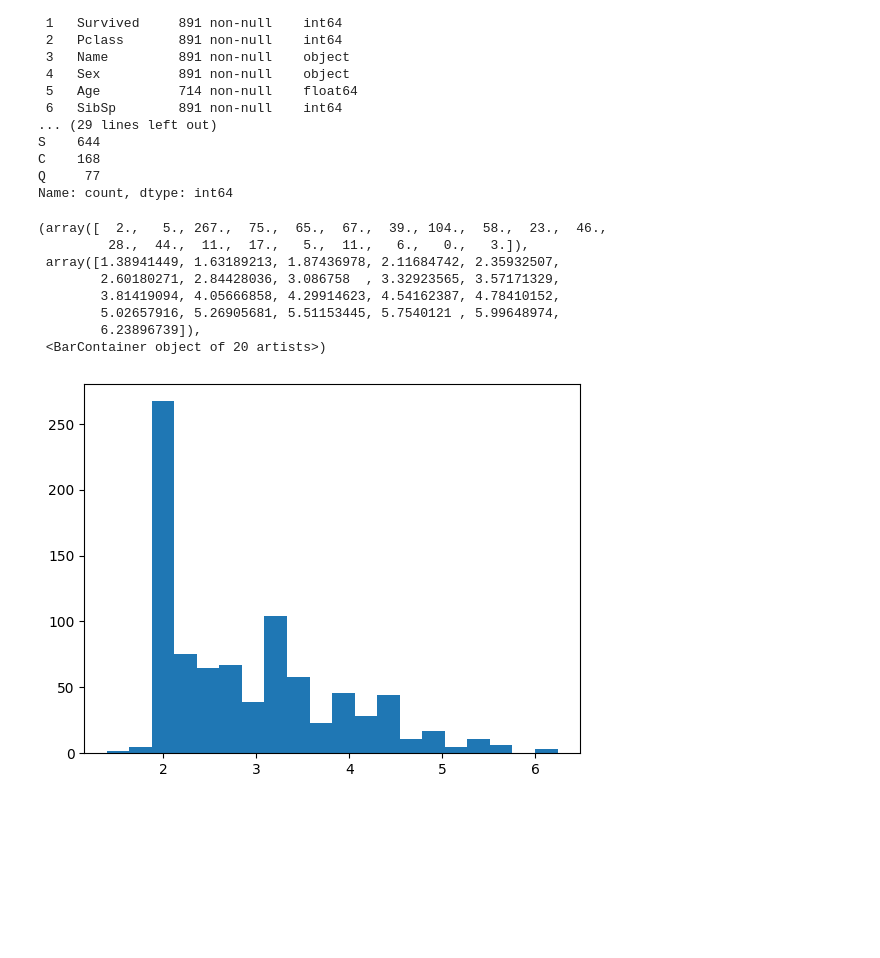
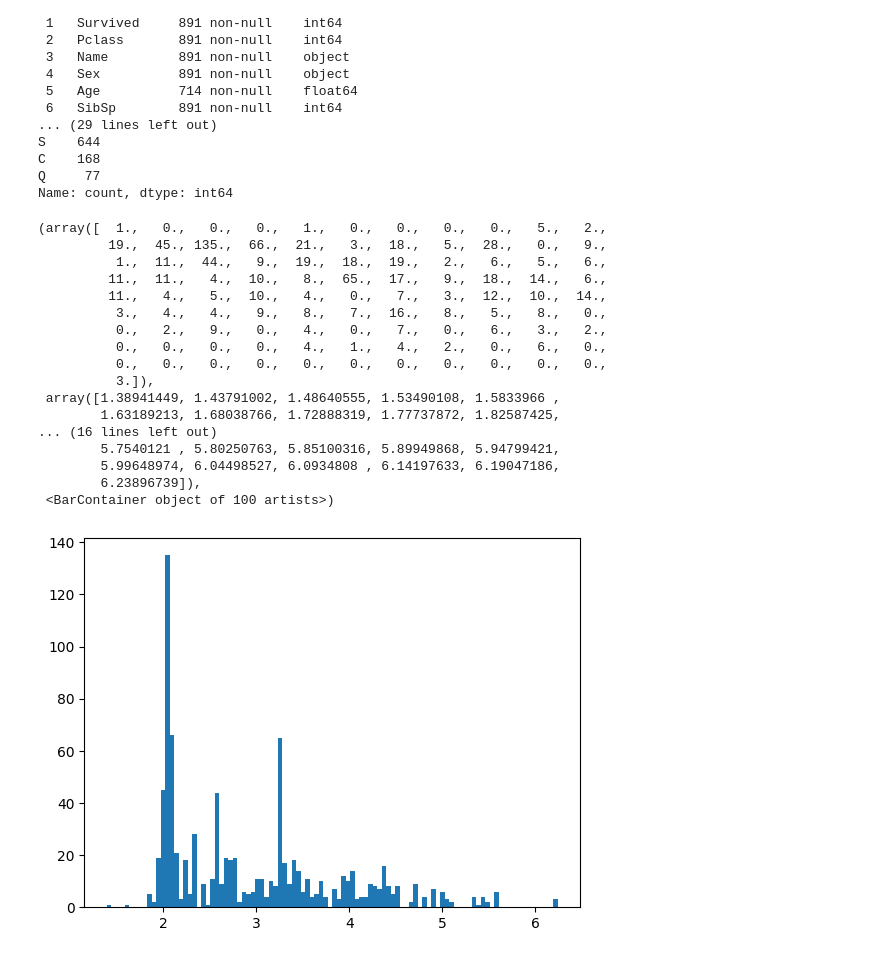
Before and after one commit to JohanFendi/Titanic, a Jupyter notebook: Titanic.ipynb, the cells around one changed output. Drawn from its saved outputs; the diff is of its cells as text; code cells hidden in the pictures; blank space fills up the shorter version.

```diff
--- a/Titanic.ipynb
+++ b/Titanic.ipynb
@@ -49,14 +51,23 @@ Q     77
 Name: count, dtype: int64
 # %%
 log_fare = np.log(train["Fare"][train["Fare"] > 0])
-plt.hist(log_fare, bins = 20)
+plt.hist(log_fare, bins = 100)
 # %% [output]
-(array([  2.,   5., 267.,  75.,  65.,  67.,  39., 104.,  58.,  23.,  46.,
-         28.,  44.,  11.,  17.,   5.,  11.,   6.,   0.,   3.]),
- array([1.38941449, 1.63189213, 1.87436978, 2.11684742, 2.35932507,
-        2.60180271, 2.84428036, 3.086758  , 3.32923565, 3.57171329,
-        3.81419094, 4.05666858, 4.29914623, 4.54162387, 4.78410152,
-        5.02657916, 5.26905681, 5.51153445, 5.7540121 , 5.99648974,
+(array([  1.,   0.,   0.,   0.,   1.,   0.,   0.,   0.,   0.,   5.,   2.,
+         19.,  45., 135.,  66.,  21.,   3.,  18.,   5.,  28.,   0.,   9.,
+          1.,  11.,  44.,   9.,  19.,  18.,  19.,   2.,   6.,   5.,   6.,
+         11.,  11.,   4.,  10.,   8.,  65.,  17.,   9.,  18.,  14.,   6.,
+         11.,   4.,   5.,  10.,   4.,   0.,   7.,   3.,  12.,  10.,  14.,
+          3.,   4.,   4.,   9.,   8.,   7.,  16.,   8.,   5.,   8.,   0.,
+          0.,   2.,   9.,   0.,   4.,   0.,   7.,   0.,   6.,   3.,   2.,
+          0.,   0.,   0.,   0.,   4.,   1.,   4.,   2.,   0.,   6.,   0.,
+          0.,   0.,   0.,   0.,   0.,   0.,   0.,   0.,   0.,   0.,   0.,
+          3.]),
+ array([1.38941449, 1.43791002, 1.48640555, 1.53490108, 1.5833966 ,
+        1.63189213, 1.68038766, 1.72888319, 1.77737872, 1.82587425,
+... (16 lines left out)
+        5.7540121 , 5.80250763, 5.85100316, 5.89949868, 5.94799421,
+        5.99648974, 6.04498527, 6.0934808 , 6.14197633, 6.19047186,
         6.23896739]),
- <BarContainer object of 20 artists>)
+ <BarContainer object of 100 artists>)
-[figure, old version]
+[figure, new version]
```
Also changed, not shown: parts of 5 cells of this notebook.
